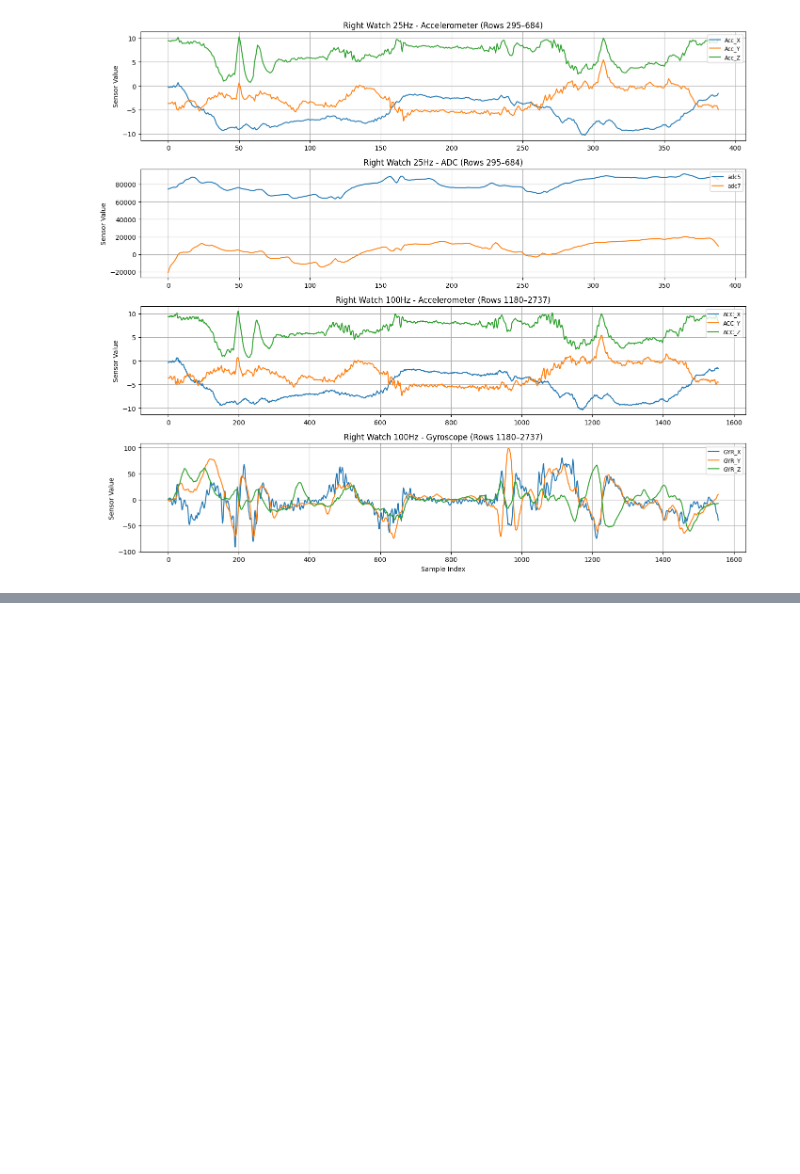
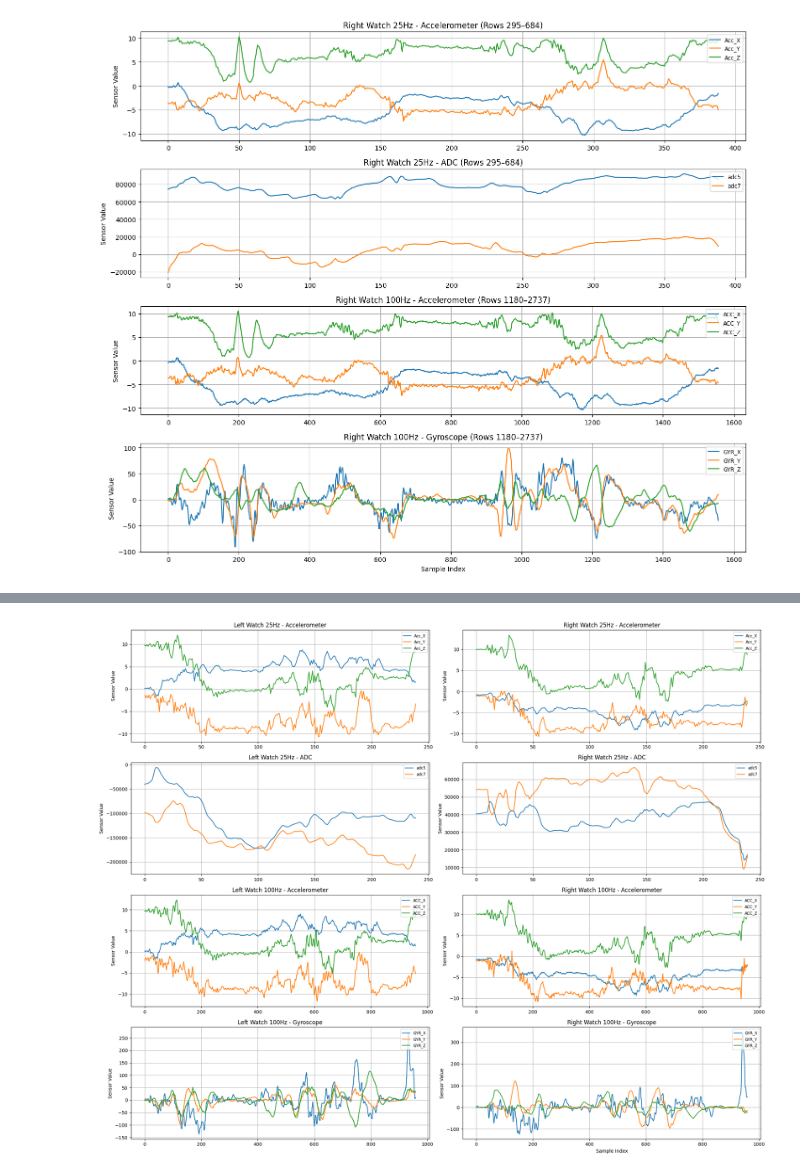
Before and after one commit to uiinlee/colab, a Jupyter notebook: watch_ring.ipynb, the cells around one changed output, grey strips where cells are left out. Drawn from its saved outputs; the diff is of its cells as text; code cells hidden in the pictures; blank space fills up the shorter version.

```diff
--- a/watch_ring.ipynb
+++ b/watch_ring.ipynb
@@ -480,0 +501,71 @@ plt.show()
+# %%
+import pandas as pd
+import numpy as np
+import matplotlib.pyplot as plt
+import torch
+
+# CSV 파일 로드
+left_watch_path100 = '/content/drive/MyDrive/watch_ring/250410/2504101416/left_watch/fusion_20240529-182825.csv'
+left_watch_path25 =  '/content/drive/MyDrive/watch_ring/250410/2504101416/left_watch/AFELogging_R945USQU1AXC2_6HHY_1.0.57_20240529-182825.csv'
+right_watch_path100 = '/content/drive/MyDrive/watch_ring/250410/2504101416/right_watch/fusion_20240328-152755.csv'
+right_watch_path25 =  '/content/drive/MyDrive/watch_ring/250410/2504101416/right_watch/AFELogging_R945USQU1AXC2_6H0K_1.0.57_20240328-152755.csv'
+
+# 데이터프레임 로드
+df_left100 = pd.read_csv(left_watch_path100, encoding='utf-8')
+df_left25 = pd.read_csv(left_watch_path25, encoding='utf-8')
+df_right100 = pd.read_csv(right_watch_path100, encoding='utf-8')
+df_right25 = pd.read_csv(right_watch_path25, encoding='utf-8')
+
+# 텐서 변환
+left_100 = torch.tensor(df_left100[['ACC_X(m/s^2)', 'ACC_Y', 'ACC_Z', 'GYR_X(degree/sec)', 'GYR_Y', 'GYR_Z']].values, dtype=torch.float32).numpy()
+left_25 = torch.tensor(df_left25[['Acc_X', 'Acc_Y', 'Acc_Z', 'adc5', 'adc7']].values, dtype=torch.float32).numpy()
+
+right_100 = torch.tensor(df_right100[['ACC_X(m/s^2)', 'ACC_Y', 'ACC_Z', 'GYR_X(degree/sec)', 'GYR_Y', 'GYR_Z']].values, dtype=torch.float32).numpy()
+right_25 = torch.tensor(df_right25[['Acc_X', 'Acc_Y', 'Acc_Z', 'adc5', 'adc7']].values, dtype=torch.float32).numpy()
+
+# 컬럼 인덱스 및 라벨
+cols_acc_25Hz = ['Acc_X', 'Acc_Y', 'Acc_Z']
+cols_adc_25Hz = ['adc5', 'adc7']
+cols_acc_100Hz = ['ACC_X', 'ACC_Y', 'ACC_Z']
+cols_gyro_100Hz = ['GYR_X', 'GYR_Y', 'GYR_Z']
+
+# 시각화 (4,2)
+fig, axs = plt.subplots(4, 2, figsize=(20, 16))
+
+# 각 subplot 그리기
+for i, label in enumerate(cols_acc_25Hz):
+    axs[0, 0].plot(left_25[475:715, i], label=label)
+    axs[0, 1].plot(right_25[420:660, i], label=label)
+axs[0, 0].set_title('Left Watch 25Hz - Accelerometer')
+axs[0, 1].set_title('Right Watch 25Hz - Accelerometer')
+
+for i, label in enumerate(cols_adc_25Hz):
+    axs[1, 0].plot(left_25[475:715, i + 3], label=label)  # index 3,4
+    axs[1, 1].plot(right_25[420:660, i + 3], label=label)
+axs[1, 0].set_title('Left Watch 25Hz - ADC')
+axs[1, 1].set_title('Right Watch 25Hz - ADC')
+
+for i, label in enumerate(cols_acc_100Hz):
+    axs[2, 0].plot(left_100[1900:2860, i], label=label)
+    axs[2, 1].plot(right_100[1680:2640, i], label=label)
+axs[2, 0].set_title('Left Watch 100Hz - Accelerometer')
+axs[2, 1].set_title('Right Watch 100Hz - Accelerometer')
+
+for i, label in enumerate(cols_gyro_100Hz):
+    axs[3, 0].plot(left_100[1900:2860, i + 3], label=label)  # index 3,4,5
+    axs[3, 1].plot(right_100[1680:2640, i + 3], label=label)
+axs[3, 0].set_title('Left Watch 100Hz - Gyroscope')
+axs[3, 1].set_title('Right Watch 100Hz - Gyroscope')
+
+# 공통 설정
+for row in axs:
+    for ax in row:
+        ax.set_ylabel('Sensor Value')
+        ax.legend(loc='upper right', fontsize='small')
+        ax.grid(True)
+
+plt.xlabel('Sample Index')
+plt.tight_layout()
+plt.show()
+# %% [output]
+[figure, added]
```
Also changed, not shown: parts of 2 cells of this notebook.
